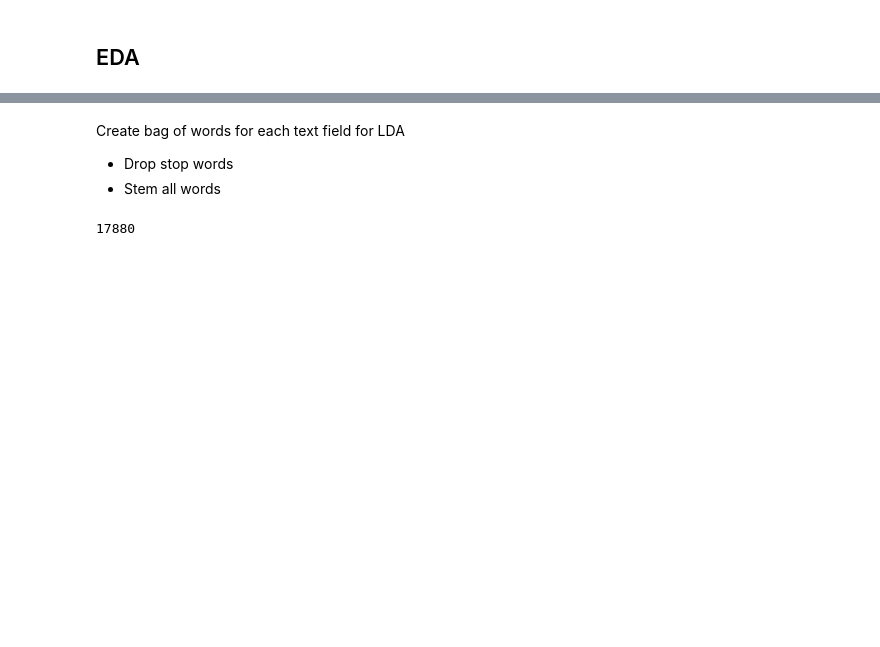
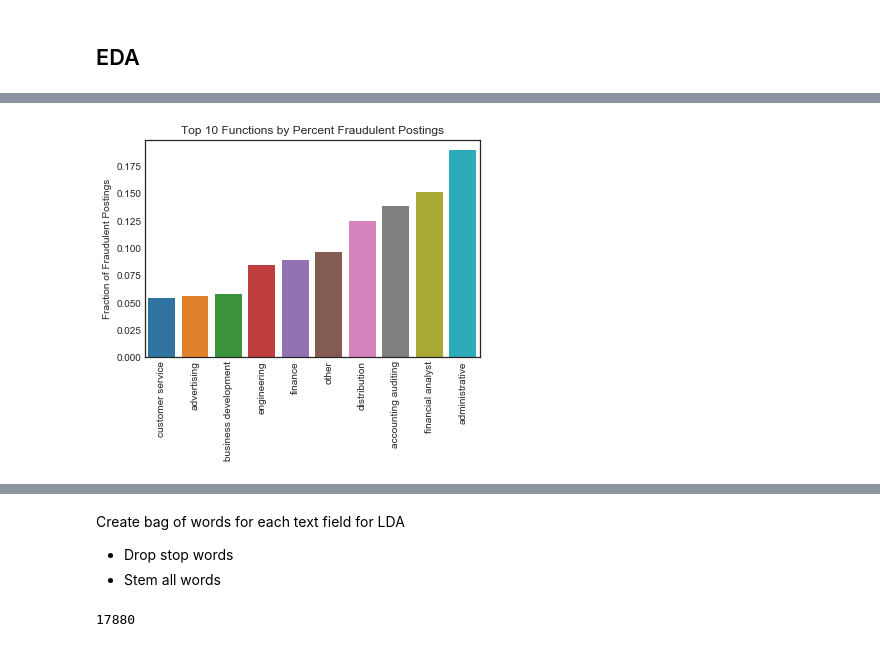
Before and after one commit to anuragkumar/fake-job-posting-prediction, a Jupyter notebook: fake_job_postings.ipynb, the cells around one changed output, grey strips where cells are left out. Cells and saved outputs as stored; diff of their text form; code cells hidden in the pictures; blank space fills up the shorter version.

```diff
--- a/fake_job_postings.ipynb
+++ b/fake_job_postings.ipynb
@@ -54,0 +106,4 @@ df.groupby('industry').fraudulent.sum()
+# %%
+bar_plt('function', 'Functions')
+# %% [output]
+[figure, added]
```
Also changed, not shown: parts of 19 cells of this notebook.
